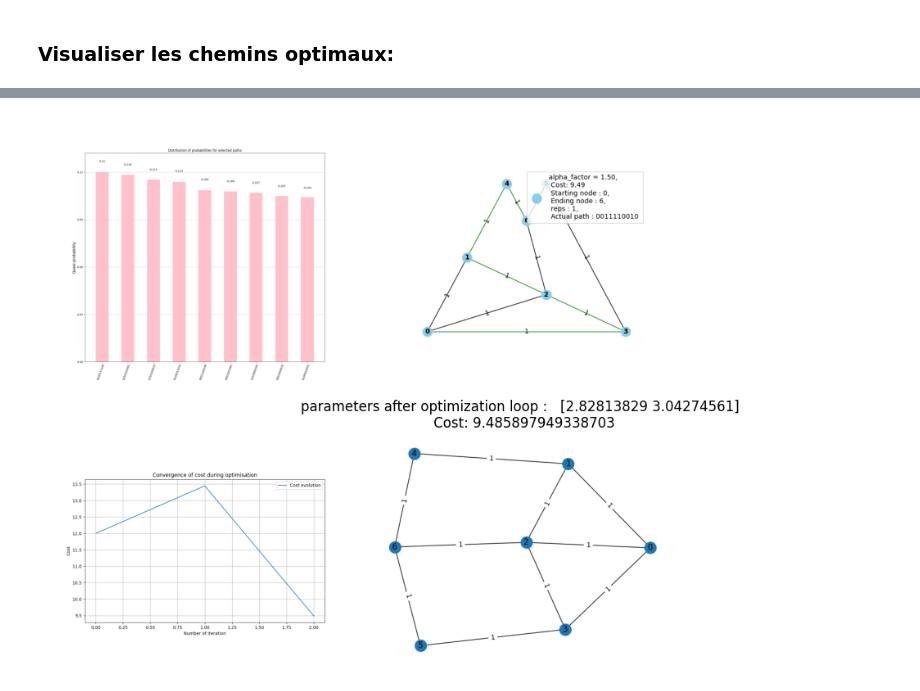
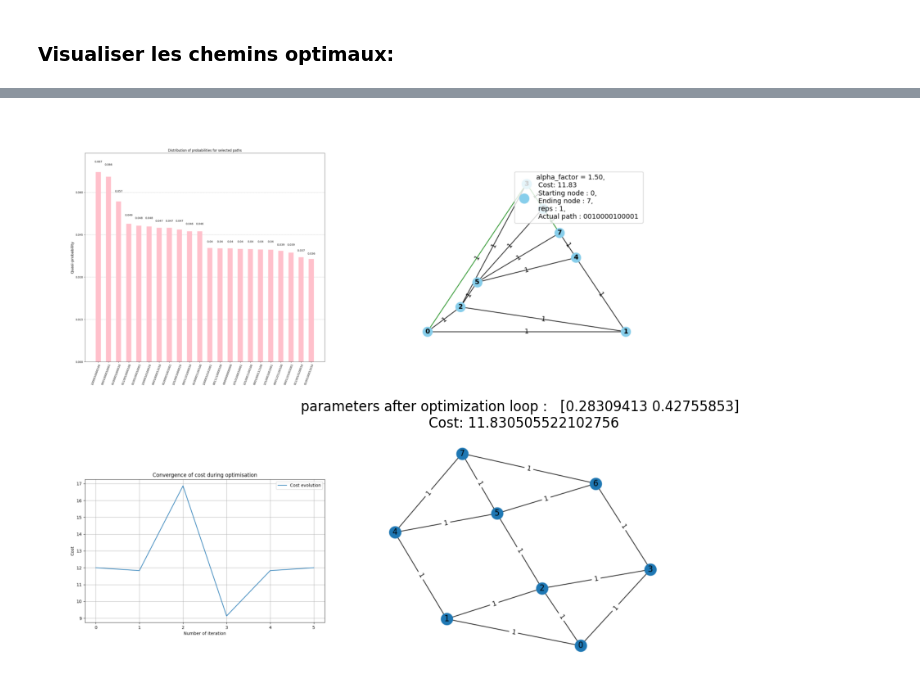
Before and after one commit to scilus/quactography, a Jupyter notebook: scripts/demo.ipynb, the cells around one changed output, grey strips where cells are left out. Drawn from its saved outputs; the diff is of its cells as text; code cells hidden in the pictures.

```diff
--- a/scripts/demo.ipynb
+++ b/scripts/demo.ipynb
@@ -71,34 +89,34 @@ display(Image(filename='opt_paths_0_alpha_1.50.png'))
 import matplotlib.pyplot as plt
 import matplotlib.image as mpimg
 
 # Chargement des quatre images
 image1 = mpimg.imread("visu_selected_dist_0.png")
 image2 = mpimg.imread("opt_paths_0_alpha_1.50.png")
 image3 = mpimg.imread("cost_history_plot.png")
-image4 = mpimg.imread("10_rand_graph_visu.png")
+image4 = mpimg.imread("13_rand_graph_visu.png")
 
 # Création de la figure et des sous-graphiques 2x2
 fig, axs = plt.subplots(2, 2, figsize=(8, 8))
 
 # Ajout des images dans la grille
 axs[0, 0].imshow(image1)
 axs[0, 0].axis("off")  # Masquer les axes
 
 axs[0, 1].imshow(image2)
 axs[0, 1].axis("off")
 
 axs[1, 0].imshow(image3)
 axs[1, 0].axis("off")
 
 axs[1, 1].imshow(image4)
 axs[1, 1].axis("off")
 
 # Ajuster l'espacement entre les sous-graphiques
 plt.tight_layout()
-plt.title('parameters after optimization loop :   [2.82813829 3.04274561] \n Cost: 9.485897949338703')
+plt.title('parameters after optimization loop :   [0.28309413 0.42755853] \n Cost: 11.830505522102756')
 # Sauvegarde de l'image combinée
 # plt.savefig("res_for_5.png", bbox_inches="tight", pad_inches=0.1)
-plt.savefig("10res_opt_loop_1rep_Powell.png", dpi=300, bbox_inches="tight", pad_inches=0.1)
+plt.savefig("13edges_opt_loop_1rep_Powell.png", dpi=500, bbox_inches="tight", pad_inches=0.1)
 plt.show()
 # %% [output]
-[figure, old version]
+[figure, new version]
```
Also changed, not shown: parts of 4 cells of this notebook, 10 other files.
